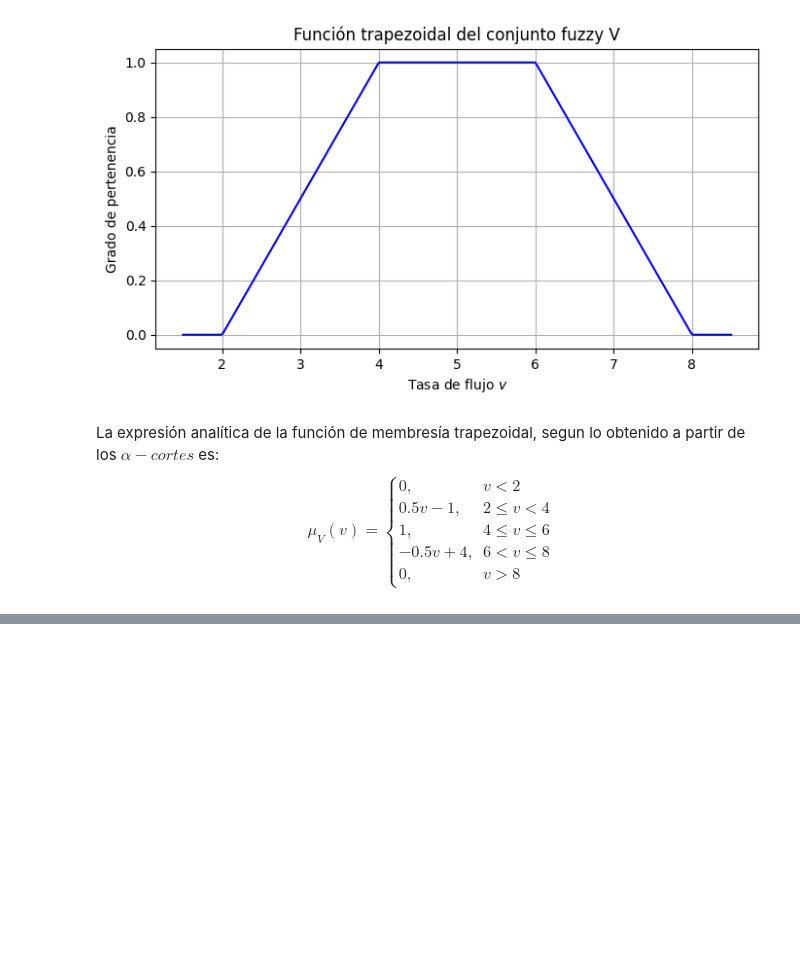
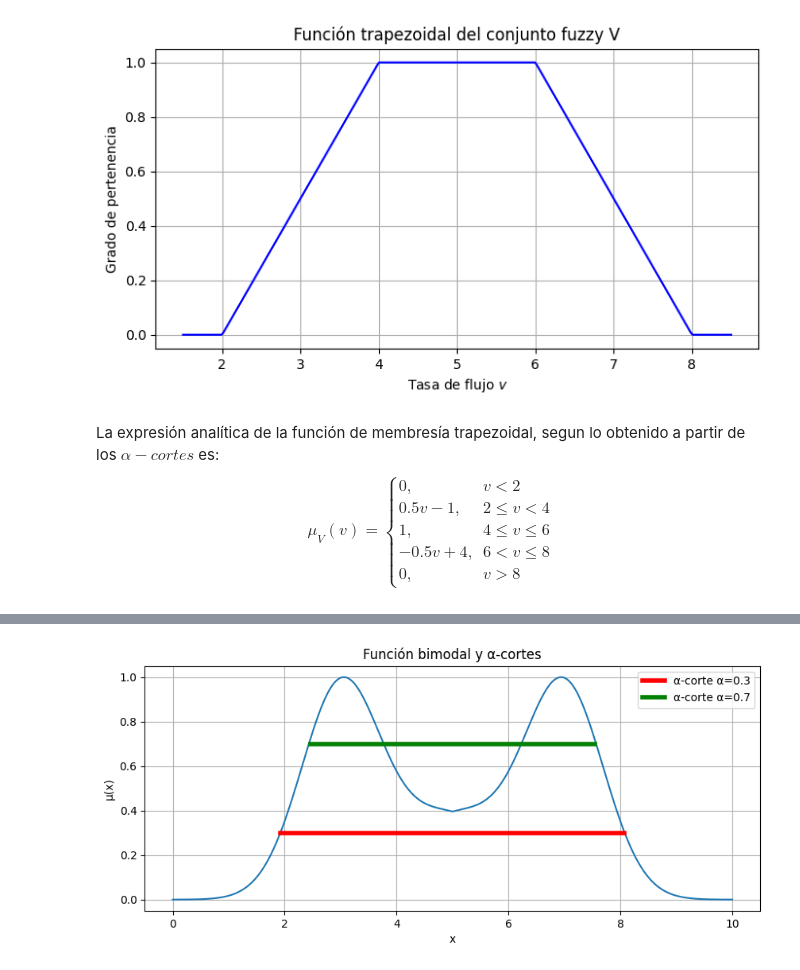
Before and after one commit to aalejoz25/Inteligencia-Computacional, a Jupyter notebook: Tarea1.ipynb, the cells around one changed output, grey strips where cells are left out. Saved outputs shown, nothing was run; the diff lists cells and outputs as text; code cells hidden in the pictures; blank space fills up the shorter version.

```diff
--- a/Tarea1.ipynb
+++ b/Tarea1.ipynb
@@ -169,0 +218,28 @@ $$
+# %%
+def mu_bimodal_suave(x):
+    peak1 = np.exp(-((x-3)**2)/1.0)
+    peak2 = np.exp(-((x-7)**2)/1.0)
+    valley = 0.4 * np.exp(-((x-5)**2)/2.0)
+    val = np.maximum(peak1, peak2) + valley
+    return val / np.max([np.maximum(peak1, peak2) + valley for peak1, peak2, valley in zip([np.exp(-((xi-3)**2)/1.0) for xi in np.linspace(0,10,400)], [np.exp(-((xi-7)**2)/1.0) for xi in np.linspace(0,10,400)], [0.4 * np.exp(-((xi-5)**2)/2.0) for xi in np.linspace(0,10,400)])])
+
+x_vals = np.linspace(0, 10, 400)
+mu_vals = [mu_bimodal_suave(x) for x in x_vals]
+
+plt.figure(figsize=(10,4))
+plt.plot(x_vals, mu_vals)
+plt.title('Función bimodal y α-cortes')
+plt.xlabel('x')
+plt.ylabel('μ(x)')
+plt.grid(True)
+
+# Graficar α-cortes para α=0.3 y α=0.7 (ambos continuos)
+for alpha, color in zip([0.3, 0.7], ['red', 'green']):
+    x_alpha = [x for x in x_vals if mu_bimodal_suave(x) >= alpha]
+    y_alpha = [alpha]*len(x_alpha)
+    plt.plot(x_alpha, y_alpha, color=color, lw=4, label=f'α-corte α={alpha}')
+
+plt.legend()
+plt.show()
+# %% [output]
+[figure, added]
```
Also changed, not shown: parts of 4 cells of this notebook.
